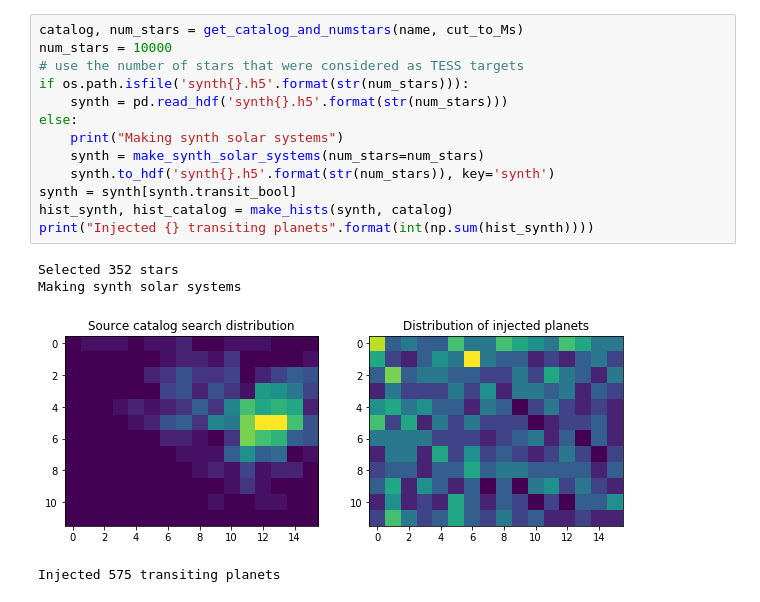
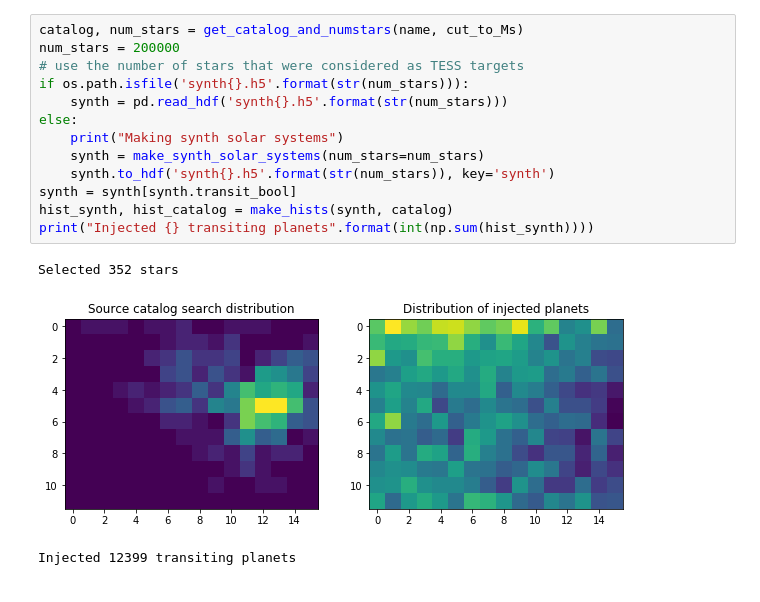
Before and after one commit to aditya-sengupta/tesscomp-prototyping, a Jupyter notebook: fitcomp_barclay.ipynb, the cells around one changed output. Saved outputs shown, nothing was run; the diff lists cells and outputs as text.

```diff
--- a/fitcomp_barclay.ipynb
+++ b/fitcomp_barclay.ipynb
@@ -13,18 +10,17 @@ The autoreload extension is already loaded. To reload it, use:
 # %%
 catalog, num_stars = get_catalog_and_numstars(name, cut_to_Ms)
-num_stars = 10000
+num_stars = 200000
 # use the number of stars that were considered as TESS targets
 if os.path.isfile('synth{}.h5'.format(str(num_stars))):
     synth = pd.read_hdf('synth{}.h5'.format(str(num_stars)))
 else:
     print("Making synth solar systems")
     synth = make_synth_solar_systems(num_stars=num_stars)
     synth.to_hdf('synth{}.h5'.format(str(num_stars)), key='synth')
 synth = synth[synth.transit_bool]
 hist_synth, hist_catalog = make_hists(synth, catalog)
 print("Injected {} transiting planets".format(int(np.sum(hist_synth))))
 # %% [output]
 Selected 352 stars
-Making synth solar systems
-[figure, old version]
+[figure, new version]
-Injected 575 transiting planets
+Injected 12399 transiting planets
```
Also changed, not shown: parts of 10 cells of this notebook, 3 other files.
